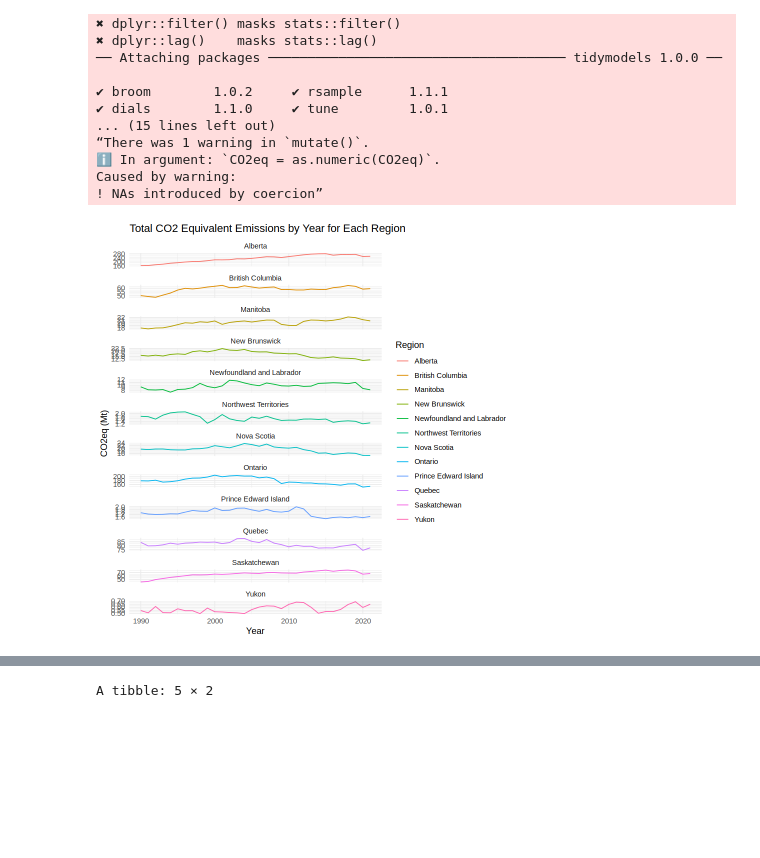
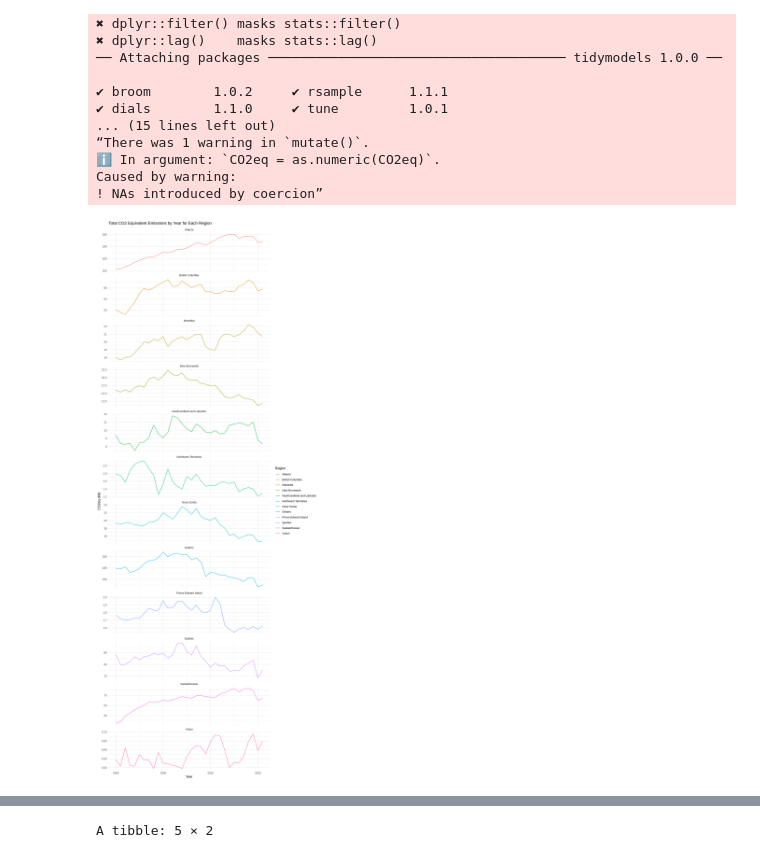
Before and after one commit to FelixBAUDARD/Dsci100_GP, a Jupyter notebook: sectoral analysis.ipynb, the cells around one changed output, grey strips where cells are left out. Drawn from its saved outputs; the diff is of its cells as text; code cells hidden in the pictures; blank space fills up the shorter version.

```diff
--- a/sectoral analysis.ipynb
+++ b/sectoral analysis.ipynb
@@ -36,15 +36,16 @@ Caused by warning:
 ! NAs introduced by coercion”
 # %%
 # Plotting total emissions per province over time
+options(repr.plot.width = 10, repr.plot.height = 25)
 total_emissions_plot <- ggplot(total_per_province, aes(x = Year, y = CO2eq, group = Region, color = Region)) +
   geom_line() +
   theme_minimal() +
   labs(title = "Total CO2 Equivalent Emissions by Year for Each Region", x = "Year", y = "CO2eq (Mt)") +
   facet_wrap(~Region, scales = "free_y", ncol = 1)
 
 total_emissions_plot
 # %% [output]
-[figure, old version]
+[figure, new version]
 # %%
 # Filtering data for specific sectors
 sector_data <- data |>
```
Also changed, not shown: parts of 1 cell of this notebook.
